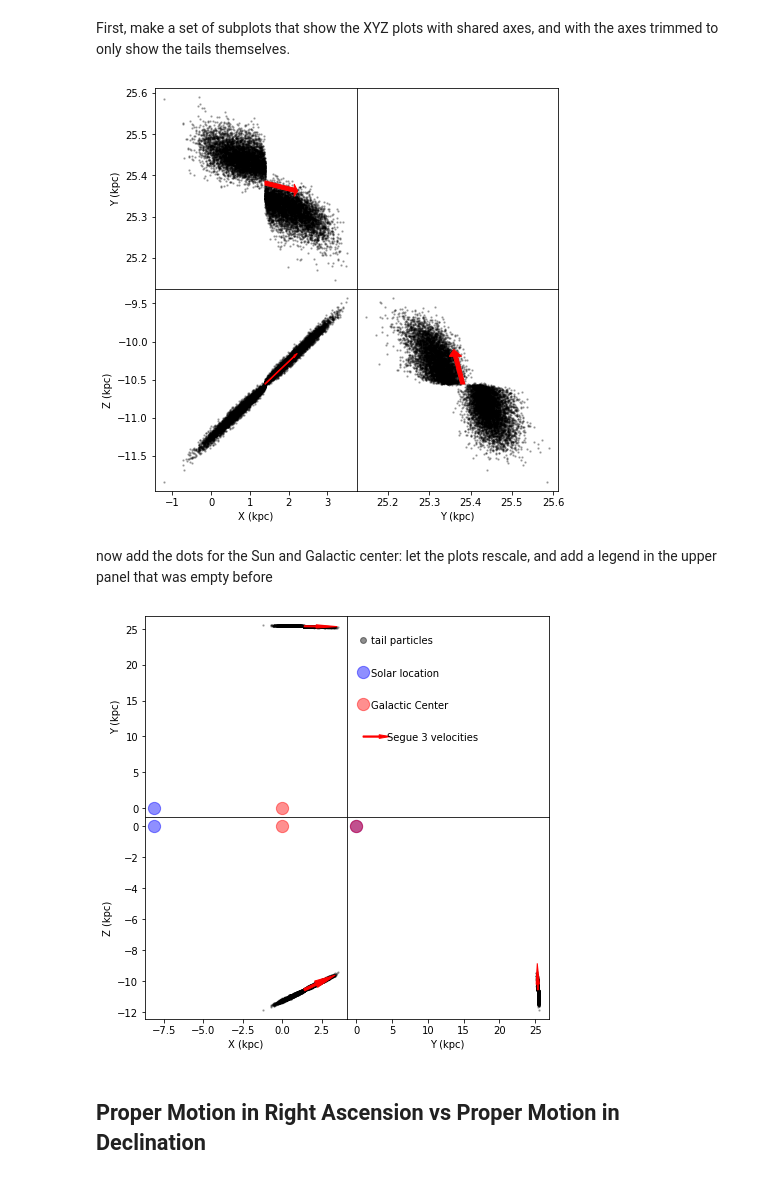
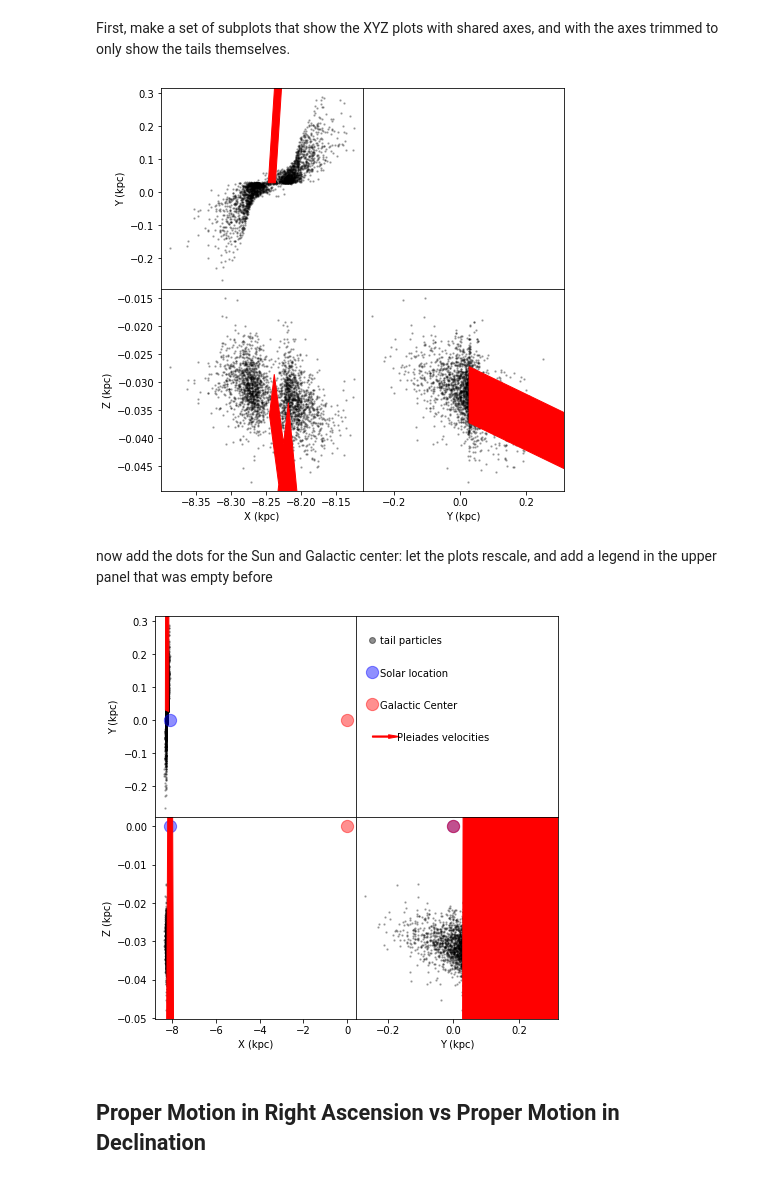
Before and after one commit to kevincovey/AATau, a Jupyter notebook: Kevin/notebooks/Pleiades_Subsample.ipynb, the cells around one changed output. Drawn from its saved outputs; the diff is of its cells as text; code cells hidden in the pictures.

```diff
--- a/Kevin/notebooks/Pleiades_Subsample.ipynb
+++ b/Kevin/notebooks/Pleiades_Subsample.ipynb
@@ -102,27 +102,27 @@ print(Segue3_angular_radius)
 _ = coord.galactocentric_frame_defaults.set('v4.0')
 
 #initialize the coordinate object that describes Segue3 in the current dat
-Segue3 = coord.SkyCoord(ra=Segue3_ra, dec= Segue3_dec,
-                        distance=Segue3_dist,
-                        pm_ra_cosdec= Segue3_pm_ra_cosdec,
-                        pm_dec= Segue3_pm_dec,
-                        radial_velocity=Segue3_radial_velocity)
-Segue3_rep = Segue3.transform_to(coord.Galactocentric).data
-Segue3_w0 = gd.PhaseSpacePosition(Segue3_rep)
+Pleiades = coord.SkyCoord(ra=Pleiades_ra, dec= Pleiades_dec,
+                        distance=Pleiades_dist,
+                        pm_ra_cosdec= Pleiades_pm_ra_cosdec,
+                        pm_dec= Pleiades_pm_dec,
+                        radial_velocity=Pleiades_radial_velocity)
+Pleiades_rep = Pleiades.transform_to(coord.Galactocentric).data
+Pleiades_w0 = gd.PhaseSpacePosition(Pleiades_rep)
 
 # Choosing either Plummer or Stone potential
 #Segue3_pot = gp.PlummerPotential(m=Segue3_mass, b=4*u.pc, units=galactic)
-Segue3_pot = gp.StonePotential(m=Segue3_mass, r_c=Segue3_core_radius, r_h=Segue3_halo_radius, units=galactic)
+Pleiades_pot = gp.StonePotential(m=Pleiades_mass, r_c=Pleiades_core_radius, r_h=Pleiades_halo_radius, units=galactic)
 
 # Choosing the MW potential
 mw = gp.MilkyWayPotential()
 #mw = gp.BovyMWPotential2014()
 
 df = ms.FardalStreamDF()
-gen_Segue3 = ms.MockStreamGenerator(df, mw, progenitor_potential=Segue3_pot)
-Segue3_stream, _ = gen_Segue3.run(Segue3_w0, Segue3_mass,
-                              dt=-0.5 * u.Myr, n_steps=5200)
-Segue3_stream_c = Segue3_stream.to_coord_frame(coord.ICRS)
+gen_Pleiades = ms.MockStreamGenerator(df, mw, progenitor_potential=Pleiades_pot)
+Pleiades_stream, _ = gen_Pleiades.run(Pleiades_w0, Pleiades_mass,
+                              dt=-0.1 * u.Myr, n_steps=1200)
+Pleiades_stream_c = Pleiades_stream.to_coord_frame(coord.ICRS)
 # %% [output]
 WARNING: AstropyDeprecationWarning: Transforming a frame instance to a frame class (as opposed to another frame instance) will not be supported in the future.  Either explicitly instantiate the target ...
 WARNING:astroquery:AstropyDeprecationWarning: Transforming a frame instance to a frame class (as opposed to another frame instance) will not be supported in the future.  Either explicitly instantiate  ...
@@ -286,10 +282,10 @@ fig.tight_layout()
 Extract UVW velocities for Segue 3 from the object initialized above
 # %%
 #save the velocity components to new variables for convenience
-Segue3_V_x = Segue3.transform_to(coord.Galactocentric()).v_x
-Segue3_V_y = Segue3.transform_to(coord.Galactocentric()).v_y
-Segue3_V_z = Segue3.transform_to(coord.Galactocentric()).v_z
+Pleiades_V_x = Pleiades.transform_to(coord.Galactocentric()).v_x
+Pleiades_V_y = Pleiades.transform_to(coord.Galactocentric()).v_y
+Pleiades_V_z = Pleiades.transform_to(coord.Galactocentric()).v_z
 
 #print them out to confirm they are... reasonable.
-print(Segue3_V_x.value, Segue3_V_y.value, Segue3_V_z.value)
+print(Pleiades_V_x.value, Pleiades_V_y.value, Pleiades_V_z.value)
 # %% [output]
@@ -301,40 +297,40 @@ First, make a set of subplots that show the XYZ plots with shared axes, and with
 # %%
 #set up a grid of figures (and we'll leave the top empty
 fig, axs = plt.subplots(2, 2, figsize=(7, 7))
 
 #set up the upper left figure as an XY plot, with no x tick marks or names
-axs[0, 0].scatter(Segue3_stream.x, Segue3_stream.y, marker='o', s=2, alpha=0.25, color='k')
+axs[0, 0].scatter(Pleiades_stream.x, Pleiades_stream.y, marker='o', s=2, alpha=0.25, color='k')
 axs[0, 0].set_ylabel("Y (kpc)")
 axs[0, 0].tick_params(bottom = False, labelbottom = False)
 #add an arrow to the panel to show the cluster's UVW velocities; scale the velocities by 100 to make the arrow's lengths make sense in the panel (where lengths are measured in kpc, not km/s!)
 arr_width = .01   #  I don't know what unit it is here.
-axs[0, 0].arrow(np.nanmedian(Segue3_stream.x.value), np.nanmedian(Segue3_stream.y.value), Segue3_V_x.value/500., Segue3_V_y.value/500., width = arr_width, head_width = 3 * arr_width, head_length = 9 * arr_width, color = 'red')
+axs[0, 0].arrow(np.nanmedian(Pleiades_stream.x.value), np.nanmedian(Pleiades_stream.y.value), Pleiades_V_x.value/500., Pleiades_V_y.value/500., width = arr_width, head_width = 3 * arr_width, head_length = 9 * arr_width, color = 'red')
 
 #set up the bottom left figure as an XZ plot, with tick marks & names on both axes
-axs[1, 0].scatter(Segue3_stream.x, Segue3_stream.z, marker='o', s=2, alpha=0.25, color='k')
+axs[1, 0].scatter(Pleiades_stream.x, Pleiades_stream.z, marker='o', s=2, alpha=0.25, color='k')
 axs[1, 0].set_ylabel("Z (kpc)")
 axs[1, 0].set_xlabel("X (kpc)")
-axs[1, 0].arrow(np.nanmedian(Segue3_stream.x.value), np.nanmedian(Segue3_stream.z.value), Segue3_V_x.value/500., Segue3_V_z.value/500., width = arr_width, head_width = 3 * arr_width, head_length = 9 * arr_width, color = 'red')
+axs[1, 0].arrow(np.nanmedian(Pleiades_stream.x.value), np.nanmedian(Pleiades_stream.z.value), Pleiades_V_x.value/500., Pleiades_V_z.value/500., width = arr_width, head_width = 3 * arr_width, head_length = 9 * arr_width, color = 'red')
 
 #set up the bottom right figure as an YZ plot, with tick marks & names on the X axis
-axs[1, 1].scatter(Segue3_stream.y, Segue3_stream.z, marker='o', s=2, alpha=0.25, color='k')
+axs[1, 1].scatter(Pleiades_stream.y, Pleiades_stream.z, marker='o', s=2, alpha=0.25, color='k')
 axs[1, 1].set_xlabel("Y (kpc)")
 axs[1, 1].tick_params(left = False, labelleft = False)
-axs[1, 1].arrow(np.nanmedian(Segue3_stream.y.value), np.nanmedian(Segue3_stream.z.value), Segue3_V_y.value/500., Segue3_V_z.value/500., width = arr_width, head_width = 3 * arr_width, head_length = 9 * arr_width, color = 'red')
+axs[1, 1].arrow(np.nanmedian(Pleiades_stream.y.value), np.nanmedian(Pleiades_stream.z.value), Pleiades_V_y.value/500., Pleiades_V_z.value/500., width = arr_width, head_width = 3 * arr_width, head_length = 9 * arr_width, color = 'red')
 
 #set up the upper right plot as a blank square
 axs[0, 1].tick_params(bottom = False, labelbottom = False, left = False, labelleft = False)
 
 #now adjust the wspace and hspace settings so the axes get shared.
 fig.tight_layout()
 plt.subplots_adjust(left=0.1,
                     bottom=0.1,
                     right=0.9,
                     top=0.9,
                     wspace=0.0,
                     hspace=0.0)
 # %% [output]
-[figure, old version]
+[figure, new version]
 # %% [markdown]
 now add the dots for the Sun and Galactic center: let the plots rescale, and add a legend in the upper panel that was empty before
 # %%
@@ -345,32 +341,32 @@ arr_width = .15   #  I don't know what unit it is here.
 fig, axs = plt.subplots(2, 2, figsize=(7, 7))
 
 #set up the upper left figure as an XY plot, with no x tick marks or names
-axs[0, 0].scatter(Segue3_stream.x, Segue3_stream.y, marker='o', s=2, alpha=0.25, color='k')
+axs[0, 0].scatter(Pleiades_stream.x, Pleiades_stream.y, marker='o', s=2, alpha=0.25, color='k')
 axs[0, 0].set_ylabel("Y (kpc)")
 axs[0, 0].tick_params(bottom = False, labelbottom = False)
 
 #add in the sun, galactic center, and velocity arrow
 axs[0,0].scatter([-8.1,-8.1], [0,0], marker='o', s=150, alpha=0.25, color='blue')
 axs[0,0].scatter([0,0], [0,0], marker='o', s=150, alpha=0.25, color='red')
-axs[0, 0].arrow(np.nanmedian(Segue3_stream.x.value), np.nanmedian(Segue3_stream.y.value), Segue3_V_x.value/500., Segue3_V_y.value/500., width = arr_width, head_width = 3 * arr_width, head_length = 9 * arr_width, color = 'red')
+axs[0, 0].arrow(np.nanmedian(Pleiades_stream.x.value), np.nanmedian(Pleiades_stream.y.value), Pleiades_V_x.value/500., Pleiades_V_y.value/500., width = arr_width, head_width = 3 * arr_width, head_length = 9 * arr_width, color = 'red')
 
 #set up the bottom left figure as an XZ plot, with tick marks & names on both axes
-axs[1, 0].scatter(Segue3_stream.x, Segue3_stream.z, marker='o', s=2, alpha=0.25, color='k')
+axs[1, 0].scatter(Pleiades_stream.x, Pleiades_stream.z, marker='o', s=2, alpha=0.25, color='k')
 axs[1, 0].set_ylabel("Z (kpc)")
 axs[1, 0].set_xlabel("X (kpc)")
 
 #add in the sun, galactic center, and velocity arrow
-axs[1, 0].arrow(np.nanmedian(Segue3_stream.x.value), np.nanmedian(Segue3_stream.z.value), Segue3_V_x.value/500., Segue3_V_z.value/500., width = arr_width, head_width = 3 * arr_width, head_length = 9 * arr_width, color = 'red')
+axs[1, 0].arrow(np.nanmedian(Pleiades_stream.x.value), np.nanmedian(Pleiades_stream.z.value), Pleiades_V_x.value/500., Pleiades_V_z.value/500., width = arr_width, head_width = 3 * arr_width, head_length = 9 * arr_width, color = 'red')
 axs[1,0].scatter([-8.1,-8.1], [0,0], marker='o', s=150, alpha=0.25, color='blue')
 axs[1,0].scatter([0,0], [0,0], marker='o', s=150, alpha=0.25, color='red')
 
 #set up the bottom right figure as an YZ plot, with tick marks & names on the X axis
-axs[1, 1].scatter(Segue3_stream.y, Segue3_stream.z, marker='o', s=2, alpha=0.25, color='k')
+axs[1, 1].scatter(Pleiades_stream.y, Pleiades_stream.z, marker='o', s=2, alpha=0.25, color='k')
 axs[1, 1].set_xlabel("Y (kpc)")
 axs[1, 1].tick_params(left = False, labelleft = False)
 
 #add in the sun, galactic center, and velocity arrow
-axs[1, 1].arrow(np.nanmedian(Segue3_stream.y.value), np.nanmedian(Segue3_stream.z.value), Segue3_V_y.value/500., Segue3_V_z.value/500., width = arr_width, head_width = 3 * arr_width, head_length = 9 * arr_width, color = 'red')
+axs[1, 1].arrow(np.nanmedian(Pleiades_stream.y.value), np.nanmedian(Pleiades_stream.z.value), Pleiades_V_y.value/500., Pleiades_V_z.value/500., width = arr_width, head_width = 3 * arr_width, head_length = 9 * arr_width, color = 'red')
 axs[1, 1].scatter([0,0], [0,0], marker='o', s=150, alpha=0.25, color='blue')
 axs[1, 1].scatter([0,0], [0,0], marker='o', s=150, alpha=0.25, color='red')
 
@@ -392,7 +388,7 @@ axs[0, 1].arrow( 2, 10, 2, 0, width = arr_width, head_width = 3 * arr_width, hea
 axs[0, 1].text(3, 21.5, 'tail particles', fontsize = 10)
 axs[0, 1].text(3, 17.5, 'Solar location', fontsize = 10)
 axs[0, 1].text(3, 13.5, 'Galactic Center', fontsize = 10)
-axs[0, 1].text(5, 9.5, 'Segue 3 velocities', fontsize = 10)
+axs[0, 1].text(5, 9.5, 'Pleiades velocities', fontsize = 10)
 
 axs[0, 1].tick_params(bottom = False, labelbottom = False, left = False, labelleft = False)
 
@@ -405,7 +401,7 @@ plt.subplots_adjust(left=0.1,
                     wspace=0.0,
                     hspace=0.0)
 # %% [output]
-[figure, old version]
+[figure, new version]
 # %% [markdown]
 ## Proper Motion in Right Ascension vs Proper Motion in Declination
 # %%
```
Also changed, not shown: parts of 23 cells of this notebook.
